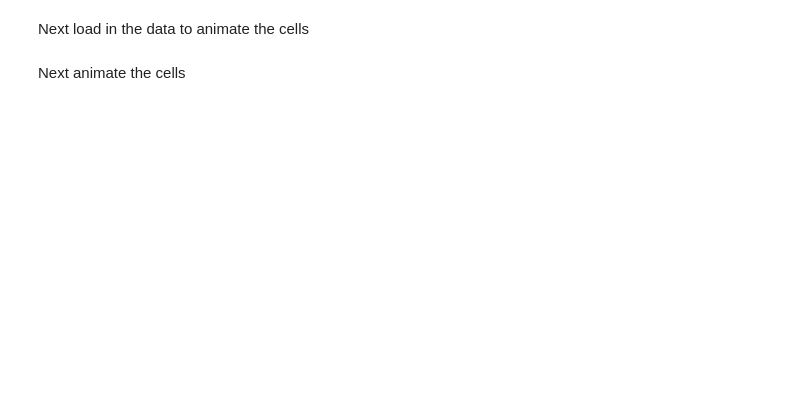
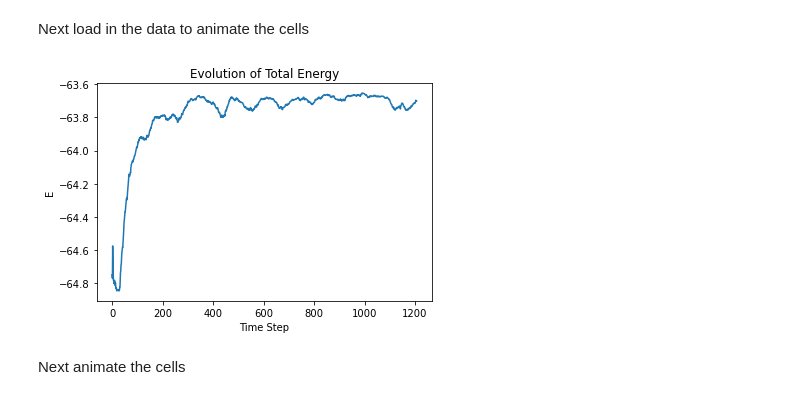
Before and after one commit to thelavier/3DIncompressibleSG, a Jupyter notebook: RunCode.ipynb, the cells around one changed output. Saved outputs shown, nothing was run; the diff lists cells and outputs as text; code cells hidden in the pictures; blank space fills up the shorter version.

```diff
--- a/RunCode.ipynb
+++ b/RunCode.ipynb
@@ -82,20 +100,22 @@ Next load in the data to animate the cells
 # %%
 import auxfunctions as aux
 
 # Load the data from the MessagePack file
 Z, C, W, M = aux.load_data('./data/SG_data.msgpack')
 
 # Compute the Velocities, Temperature, and Kinetic Energy
 MVel, ZVel, T, E, Eerr = aux.Properties(Z, C, M, box)
 
 # Create a line plot
-plt.plot(Eerr)
+plt.plot(E)
 # Add labels and title
 plt.xlabel('Time Step')
 plt.ylabel('E')
 plt.title('Evolution of Total Energy')
 
 plt.show()
+# %% [output]
+[figure, added]
 # %% [markdown]
 Next animate the cells
 # %%
```
Also changed, not shown: parts of 4 cells of this notebook, 1 other file.
